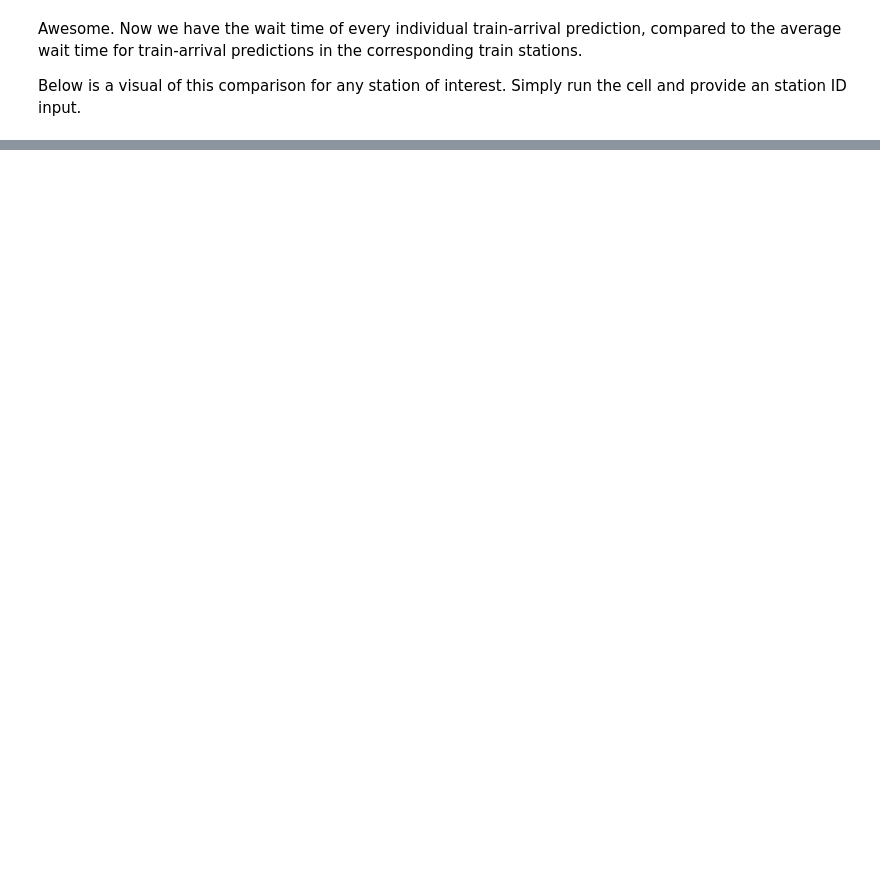
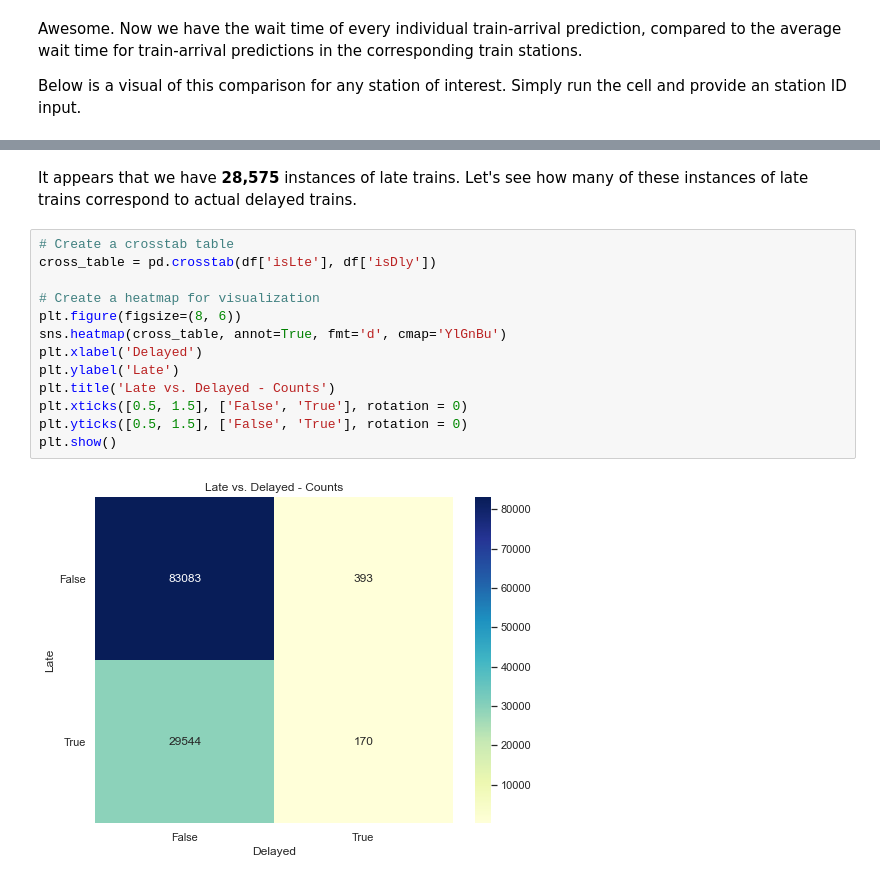
Before and after one commit to simonhui1/CTA-TimeGuard, a Jupyter notebook: index_organized.ipynb, the cells around one changed output, grey strips where cells are left out. Drawn from its saved outputs; the diff is of its cells as text; blank space fills up the shorter version.

```diff
--- a/index_organized.ipynb
+++ b/index_organized.ipynb
@@ -367,0 +544,17 @@ df.sample(n = 5)
+# %% [markdown]
+It appears that we have **28,575** instances of late trains. Let's see how many of these instances of late trains correspond to actual delayed trains.
+# %%
+# Create a crosstab table
+cross_table = pd.crosstab(df['isLte'], df['isDly'])
+
+# Create a heatmap for visualization
+plt.figure(figsize=(8, 6))
+sns.heatmap(cross_table, annot=True, fmt='d', cmap='YlGnBu')
+plt.xlabel('Delayed')
+plt.ylabel('Late')
+plt.title('Late vs. Delayed - Counts')
+plt.xticks([0.5, 1.5], ['False', 'True'], rotation = 0)
+plt.yticks([0.5, 1.5], ['False', 'True'], rotation = 0)
+plt.show()
+# %% [output]
+[figure, added]
```
Also changed, not shown: parts of 57 cells of this notebook.
